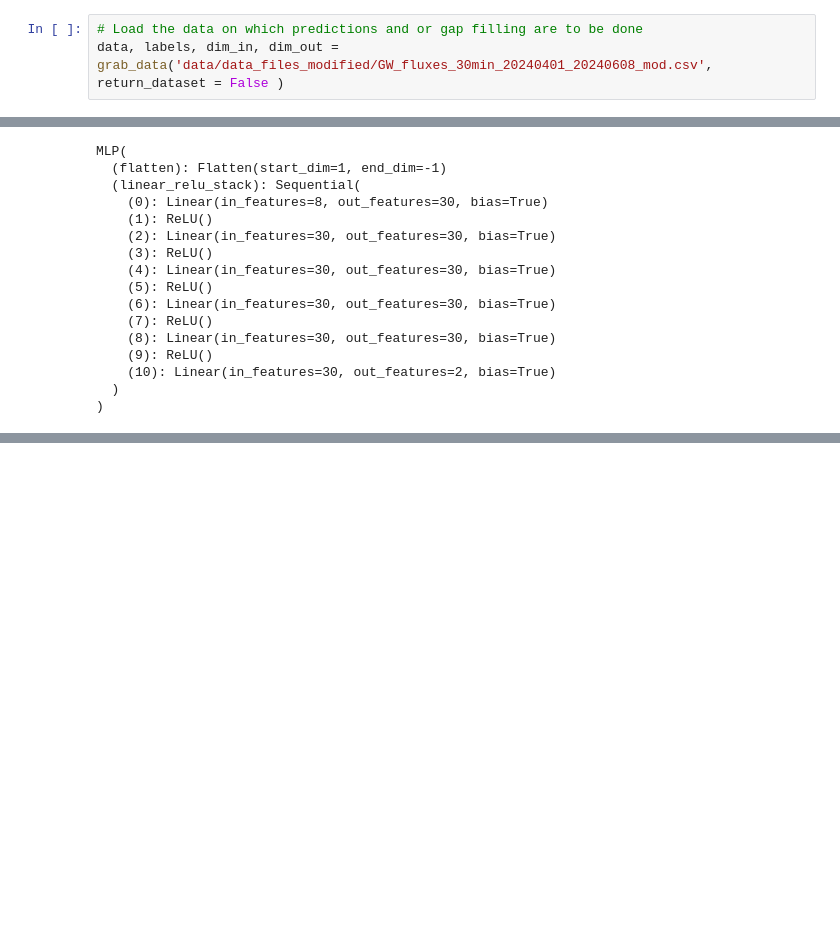
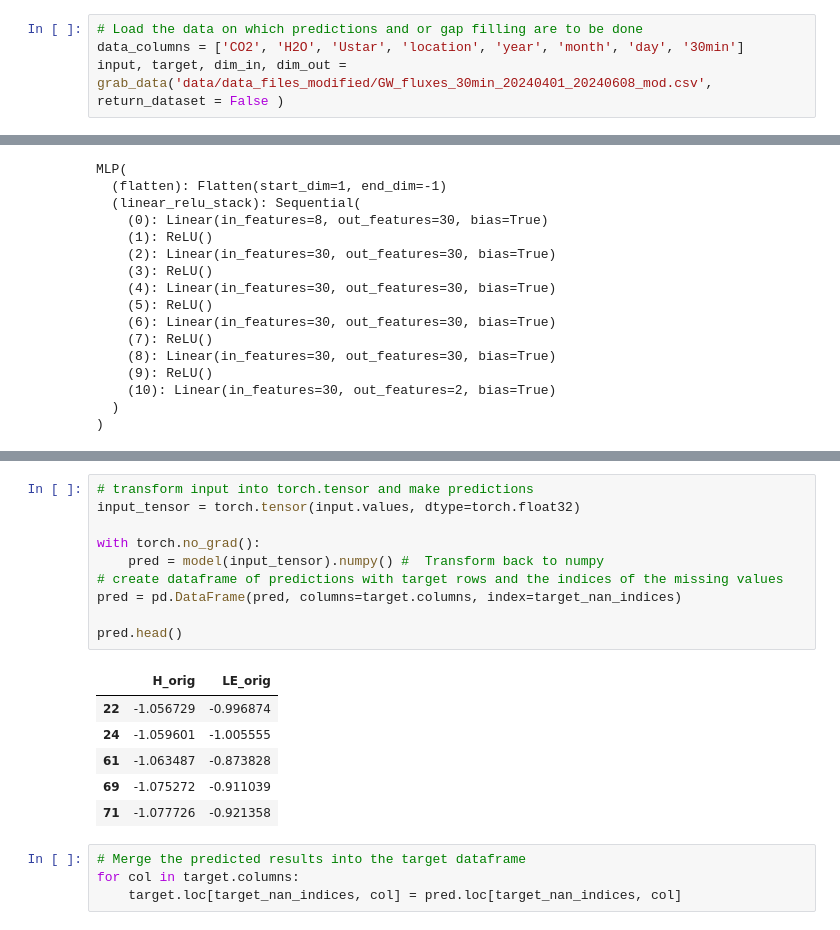
Before and after one commit to justusm00/ebc-project, a Jupyter notebook: GapFillingComp.ipynb, the cells around one changed output, grey strips where cells are left out. Drawn from its saved outputs; the diff is of its cells as text; blank space fills up the shorter version.

```diff
--- a/GapFillingComp.ipynb
+++ b/GapFillingComp.ipynb
@@ -12,7 +12,8 @@ from modules.models import MLP
 from modules.util import grab_data
 # %%
 # Load the data on which predictions and or gap filling are to be done
-data, labels, dim_in, dim_out = grab_data('data/data_files_modified/GW_fluxes_30min_20240401_20240608_mod.csv', return_dataset = False )
+data_columns = ['CO2', 'H2O', 'Ustar', 'location', 'year', 'month', 'day', '30min']
+input, target, dim_in, dim_out = grab_data('data/data_files_modified/GW_fluxes_30min_20240401_20240608_mod.csv', return_dataset = False )
 # %%
 # Load the model
 model = MLP(dim_in, dim_out, num_hidden_units=30, num_hidden_layers=4)
@@ -37,0 +71,21 @@ MLP(
+# %%
+# transform input into torch.tensor and make predictions
+input_tensor = torch.tensor(input.values, dtype=torch.float32)
+
+with torch.no_grad():
+    pred = model(input_tensor).numpy() #  Transform back to numpy
+# create dataframe of predictions with target rows and the indices of the missing values
+pred = pd.DataFrame(pred, columns=target.columns, index=target_nan_indices)
+
+pred.head()
+# %% [output]
+|  | H_orig | LE_orig |
+| 22 | -1.056729 | -0.996874 |
+| 24 | -1.059601 | -1.005555 |
+| 61 | -1.063487 | -0.873828 |
+| 69 | -1.075272 | -0.911039 |
+| 71 | -1.077726 | -0.921358 |
+# %%
+# Merge the predicted results into the target dataframe
+for col in target.columns:
+    target.loc[target_nan_indices, col] = pred.loc[target_nan_indices, col]
```
Also changed, not shown: parts of 4 cells of this notebook.
